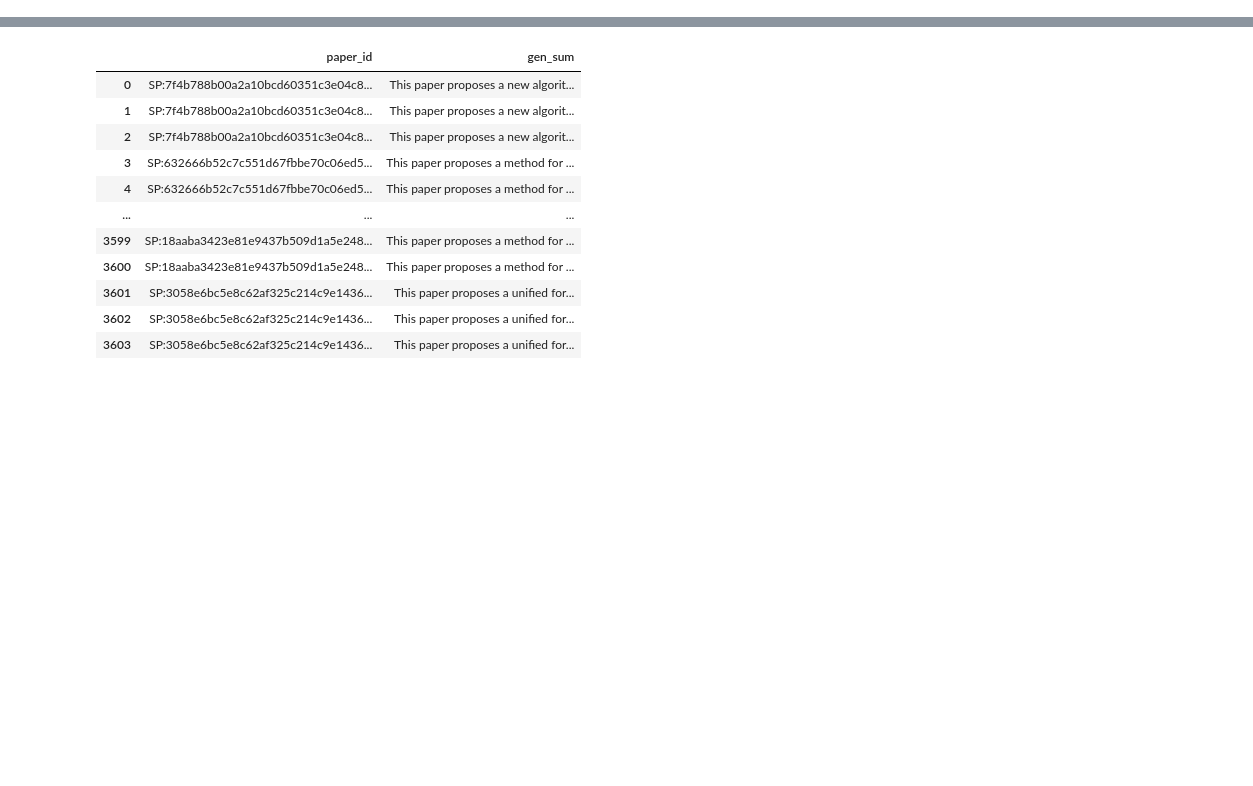
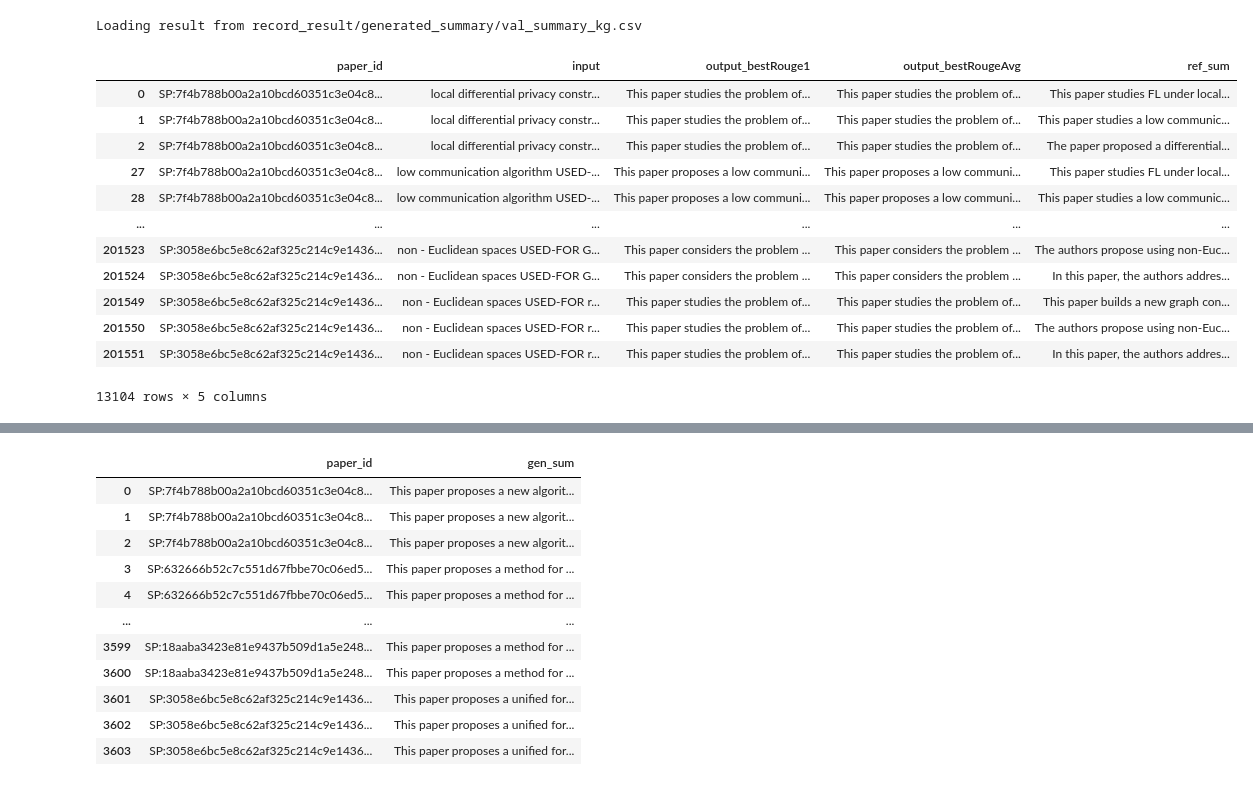
Before and after one commit to Thetang-145/My_Thesis_Playground, a Jupyter notebook: FT_PT_model/Evaluation.ipynb, the cells around one changed output, grey strips where cells are left out. Drawn from its saved outputs; the diff is of its cells as text; code cells hidden in the pictures; blank space fills up the shorter version.

Commit message:
run prepare arXiv for PL-marker and edit summary generation

```diff
--- a/FT_PT_model/Evaluation.ipynb
+++ b/FT_PT_model/Evaluation.ipynb
@@ -3,3 +3,48 @@ from rouge import Rouge
 import pandas as pd
 from pathlib import Path
 import json
+# %%
+RAWDATAFILES = {
+    "train": "training_complete.jsonl",
+    "val": "validation_complete.jsonl",
+    "test": "testing_with_paper_release.jsonl"
+}
+
+def load_ref(filepath):
+    with open(filepath, 'r') as json_file:
+        json_list = list(json_file)
+    dataset = []
+    data_len = len(json_list)
+    for i, json_str in enumerate(json_list):
+        result = json.loads(json_str)
+        dataset.append({
+            "paper_id": result["paper_id"],
+            "ref_sum": result["summary"]
+        })
+    return pd.DataFrame(dataset)
+
+def load_val_sum(dataset="val", section="summary", inputType="kg"):
+    result_file = f"record_result/generated_summary/val_{section}_{inputType}.csv"
+    print(f"Loading result from {result_file}")
+    gen = pd.read_csv(result_file, index_col=0)
+    filepath = str((Path().absolute()).parents[0])+"/dataset_MuP/"+RAWDATAFILES['val']
+    ref = load_ref(filepath)
+    return pd.merge(gen, ref, on='paper_id', how='outer')
+# %%
+generated_sum = load_val_sum()
+generated_sum.drop_duplicates()
+# %% [output]
+Loading result from record_result/generated_summary/val_summary_kg.csv
+|  | paper_id | input | output_bestRouge1 | output_bestRougeAvg | ref_sum |
+| 0 | SP:7f4b788b00a2a10bcd60351c3e04c8... | local differential privacy constr... | This paper studies the problem of... | This paper studies the problem of... | This paper studies FL under local... |
+| 1 | SP:7f4b788b00a2a10bcd60351c3e04c8... | local differential privacy constr... | This paper studies the problem of... | This paper studies the problem of... | This paper studies a low communic... |
+| 2 | SP:7f4b788b00a2a10bcd60351c3e04c8... | local differential privacy constr... | This paper studies the problem of... | This paper studies the problem of... | The paper proposed a differential... |
+| 27 | SP:7f4b788b00a2a10bcd60351c3e04c8... | low communication algorithm USED-... | This paper proposes a low communi... | This paper proposes a low communi... | This paper studies FL under local... |
+| 28 | SP:7f4b788b00a2a10bcd60351c3e04c8... | low communication algorithm USED-... | This paper proposes a low communi... | This paper proposes a low communi... | This paper studies a low communic... |
+| ... | ... | ... | ... | ... | ... |
+| 201523 | SP:3058e6bc5e8c62af325c214c9e1436... | non - Euclidean spaces USED-FOR G... | This paper considers the problem ... | This paper considers the problem ... | The authors propose using non-Euc... |
+| 201524 | SP:3058e6bc5e8c62af325c214c9e1436... | non - Euclidean spaces USED-FOR G... | This paper considers the problem ... | This paper considers the problem ... | In this paper, the authors addres... |
+| 201549 | SP:3058e6bc5e8c62af325c214c9e1436... | non - Euclidean spaces USED-FOR r... | This paper studies the problem of... | This paper studies the problem of... | This paper builds a new graph con... |
+| 201550 | SP:3058e6bc5e8c62af325c214c9e1436... | non - Euclidean spaces USED-FOR r... | This paper studies the problem of... | This paper studies the problem of... | The authors propose using non-Euc... |
+| 201551 | SP:3058e6bc5e8c62af325c214c9e1436... | non - Euclidean spaces USED-FOR r... | This paper studies the problem of... | This paper studies the problem of... | In this paper, the authors addres... |
+13104 rows × 5 columns
```
Also changed, not shown: parts of 2 cells of this notebook, 11 other files.
